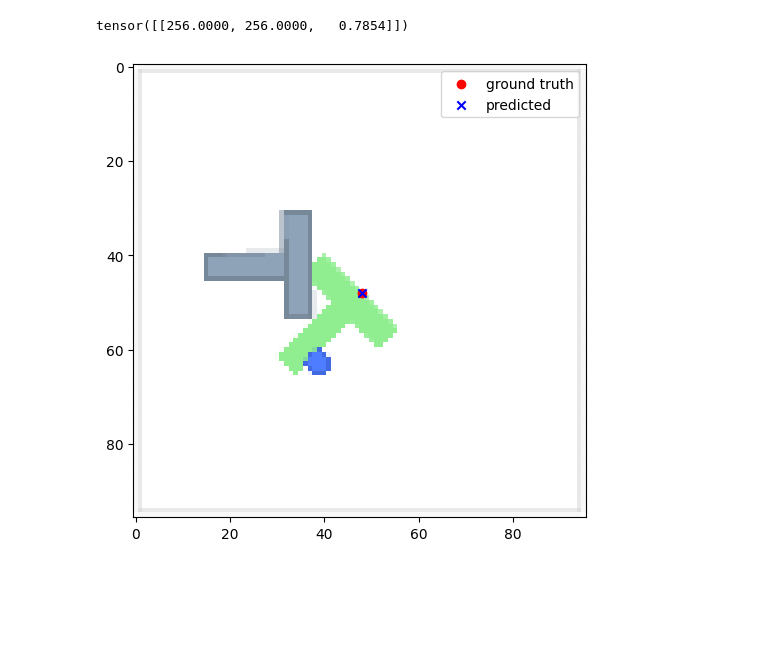
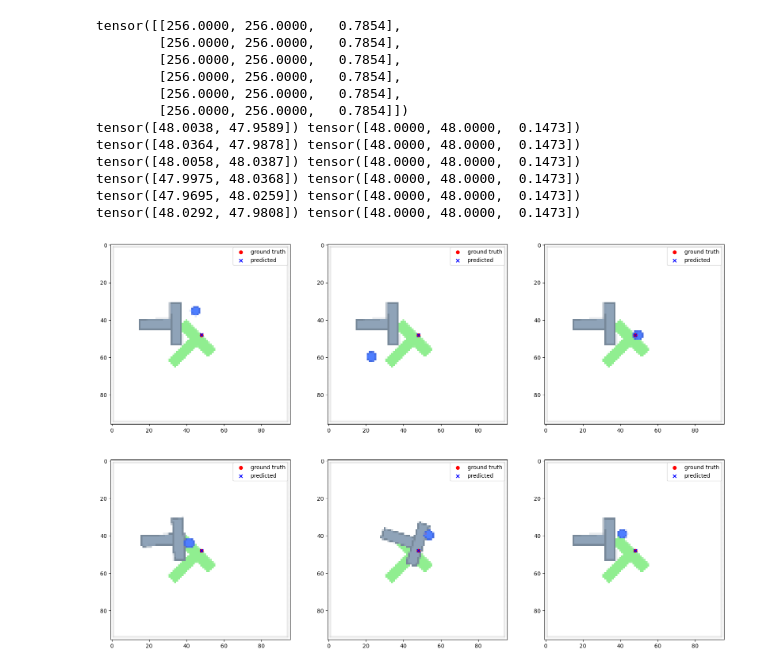
Before and after one commit to beautifulv0id/T-Push, a Jupyter notebook: notebooks/diffuse_goal_from_rgb.ipynb, the cells around one changed output. Drawn from its saved outputs; the diff is of its cells as text; code cells hidden in the pictures; blank space fills up the shorter version.

```diff
--- a/notebooks/diffuse_goal_from_rgb.ipynb
+++ b/notebooks/diffuse_goal_from_rgb.ipynb
@@ -188,20 +196,32 @@ plt.show()
 # %%
 item = next(iter(train_loader))
-item = {k: v[:1] for k, v in item.items()}
+item = {k: v[:6] for k, v in item.items()}
 print(item["goal_pose"])
-loss = model.compute_loss(item)
-out = model.predict_action(item).cpu().detach().numpy()
+loss = ema_model.compute_loss(item)
+out = ema_model.predict_action(item).cpu().detach().numpy()
 fig = plt.figure(figsize=(20, 20))
 for i, goal_pos_pred in enumerate(out[:9]):
     agent_pos = item['agent_pos'][i]
     goal_pos_pred_image = (agent_pos + goal_pos_pred) / 512.0 * 96.
     goal_pos_image = item['goal_pose'][i] / 512.0 * 96.
+    print(goal_pos_pred_image, goal_pos_image)
     ax = fig.add_subplot(3, 3, i + 1)
     ax.imshow(item['rgb'][i].permute(1, 2, 0).cpu().numpy())
     ax.scatter(goal_pos_image[0], goal_pos_image[1], c='r', label='ground truth')
     ax.scatter(goal_pos_pred_image[0], goal_pos_pred_image[1], c='b', marker='x', label='predicted')
     ax.legend()
 plt.show()
 # %% [output]
-tensor([[256.0000, 256.0000,   0.7854]])
+tensor([[256.0000, 256.0000,   0.7854],
+        [256.0000, 256.0000,   0.7854],
+        [256.0000, 256.0000,   0.7854],
+        [256.0000, 256.0000,   0.7854],
+        [256.0000, 256.0000,   0.7854],
+        [256.0000, 256.0000,   0.7854]])
+tensor([48.0038, 47.9589]) tensor([48.0000, 48.0000,  0.1473])
+tensor([48.0364, 47.9878]) tensor([48.0000, 48.0000,  0.1473])
+tensor([48.0058, 48.0387]) tensor([48.0000, 48.0000,  0.1473])
+tensor([47.9975, 48.0368]) tensor([48.0000, 48.0000,  0.1473])
+tensor([47.9695, 48.0259]) tensor([48.0000, 48.0000,  0.1473])
+tensor([48.0292, 47.9808]) tensor([48.0000, 48.0000,  0.1473])
-[figure, old version]
+[figure, new version]
```
Also changed, not shown: parts of 2 cells of this notebook, 4 other files.
